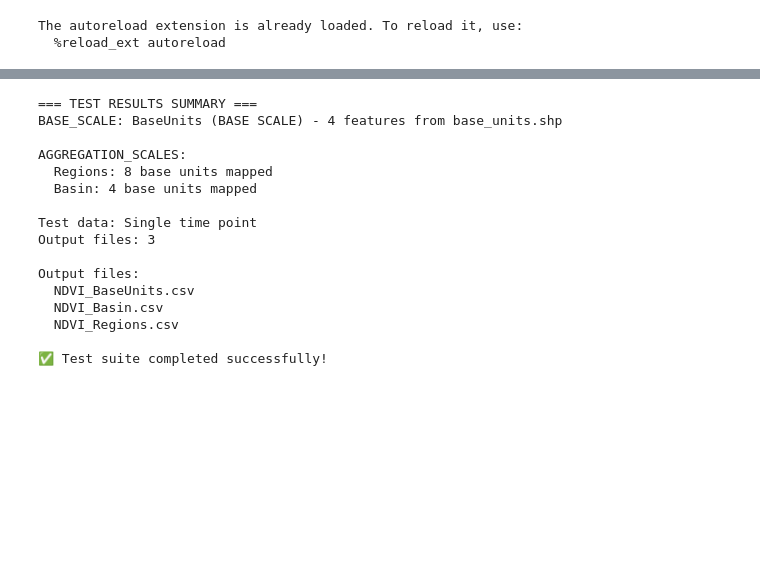
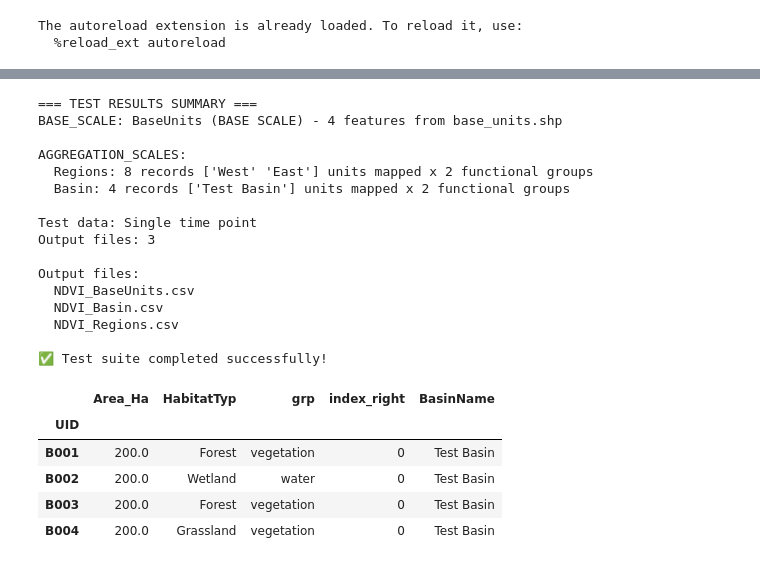
Before and after one commit to brooks-eco/scaling-framework, a Jupyter notebook: test_framework.ipynb, the cells around one changed output, grey strips where cells are left out. Drawn from its saved outputs; the diff is of its cells as text; code cells hidden in the pictures; blank space fills up the shorter version.

Commit message:
test working with frequency

```diff
--- a/test_framework.ipynb
+++ b/test_framework.ipynb
@@ -291,7 +317,9 @@ print("\n=== TEST RESULTS SUMMARY ===")
 print(f"BASE_SCALE: {base_scale}")
 print("\nAGGREGATION_SCALES:")
 for name, data in aggregation_scales.items():
-    print(f"  {name}: {len(data)} base units mapped")
+    units = data[AGGREGATION_CONFIGS[name]["unique_field"]].unique()
+    groups = data["grp"].unique() if "grp" in data.columns else ["all"]
+    print(f"  {name}: {len(data)} records {units} units mapped x {len(groups)} functional groups")
 
 if 'year' in test_data.columns:
     print(f"\nTest data years: {test_data['year'].min()}-{test_data['year'].max()}")
@@ -310,8 +338,8 @@ print("\n✅ Test suite completed successfully!")
 BASE_SCALE: BaseUnits (BASE SCALE) - 4 features from base_units.shp
 
 AGGREGATION_SCALES:
-  Regions: 8 base units mapped
-  Basin: 4 base units mapped
+  Regions: 8 records ['West' 'East'] units mapped x 2 functional groups
+  Basin: 4 records ['Test Basin'] units mapped x 2 functional groups
 
 Test data: Single time point
 Output files: 3
@@ -322,3 +350,12 @@ Output files:
   NDVI_Regions.csv
 
 ✅ Test suite completed successfully!
+# %%
+data
+# %% [output]
+|  | Area_Ha | HabitatTyp | grp | index_right | BasinName |
+| UID |  |  |  |  |  |
+| B001 | 200.0 | Forest | vegetation | 0 | Test Basin |
+| B002 | 200.0 | Wetland | water | 0 | Test Basin |
+| B003 | 200.0 | Forest | vegetation | 0 | Test Basin |
+| B004 | 200.0 | Grassland | vegetation | 0 | Test Basin |
```
Also changed, not shown: parts of 6 cells of this notebook, 2 other files.
